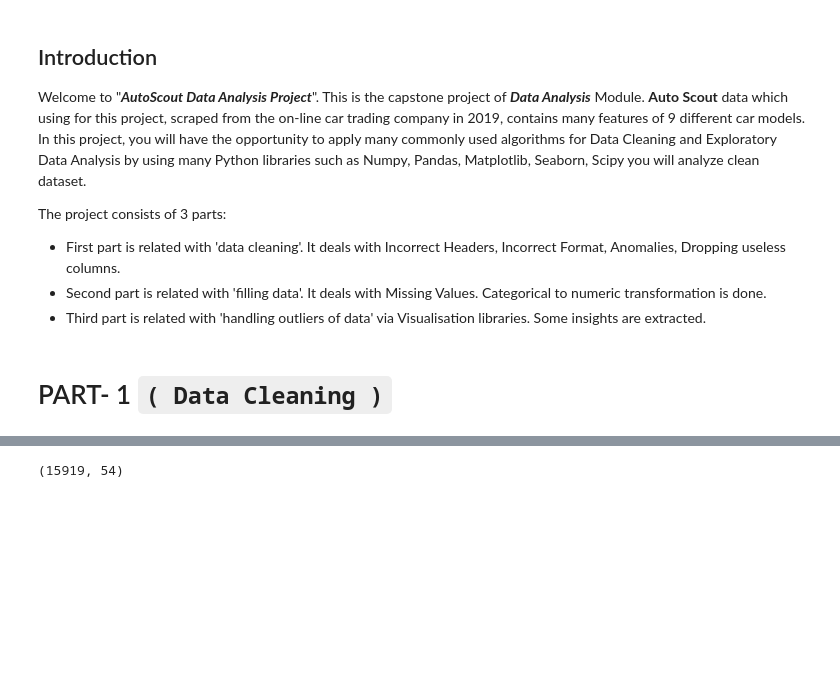
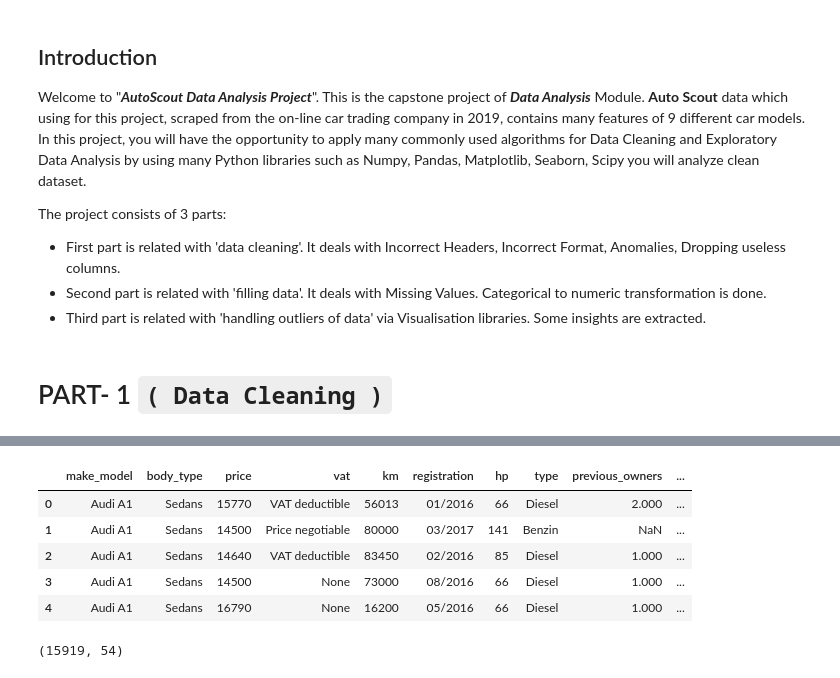
Before and after one commit to YusufSHub/DAwPython-Capstone-Project, a Jupyter notebook: DAwPy-Capstone_Project_(AutoScout)_D1124-Yusuf.ipynb, the cells around one changed output, grey strips where cells are left out. Saved outputs shown, nothing was run; the diff lists cells and outputs as text; code cells hidden in the pictures; blank space fills up the shorter version.

```diff
--- a/DAwPy-Capstone_Project_(AutoScout)_D1124-Yusuf.ipynb
+++ b/DAwPy-Capstone_Project_(AutoScout)_D1124-Yusuf.ipynb
@@ -72,6 +72,15 @@ df.head().T
 | Availability | NaN | NaN | NaN | NaN | NaN |
 | Last Timing Belt Service Date | NaN | NaN | NaN | NaN | NaN |
 | Available from | NaN | NaN | NaN | NaN | NaN |
+# %%
+df.head()
+# %% [output]
+|  | make_model | body_type | price | vat | km | registration | hp | type | previous_owners | ... |
+| 0 | Audi A1 | Sedans | 15770 | VAT deductible | 56013 | 01/2016 | 66 | Diesel | 2.000 | ... |
+| 1 | Audi A1 | Sedans | 14500 | Price negotiable | 80000 | 03/2017 | 141 | Benzin | NaN | ... |
+| 2 | Audi A1 | Sedans | 14640 | VAT deductible | 83450 | 02/2016 | 85 | Diesel | 1.000 | ... |
+| 3 | Audi A1 | Sedans | 14500 | None | 73000 | 08/2016 | 66 | Diesel | 1.000 | ... |
+| 4 | Audi A1 | Sedans | 16790 | None | 16200 | 05/2016 | 66 | Diesel | 1.000 | ... |
 # %%
 df.shape
 # %% [output]
```
Also changed, not shown: parts of 31 cells of this notebook, 1 other file.
